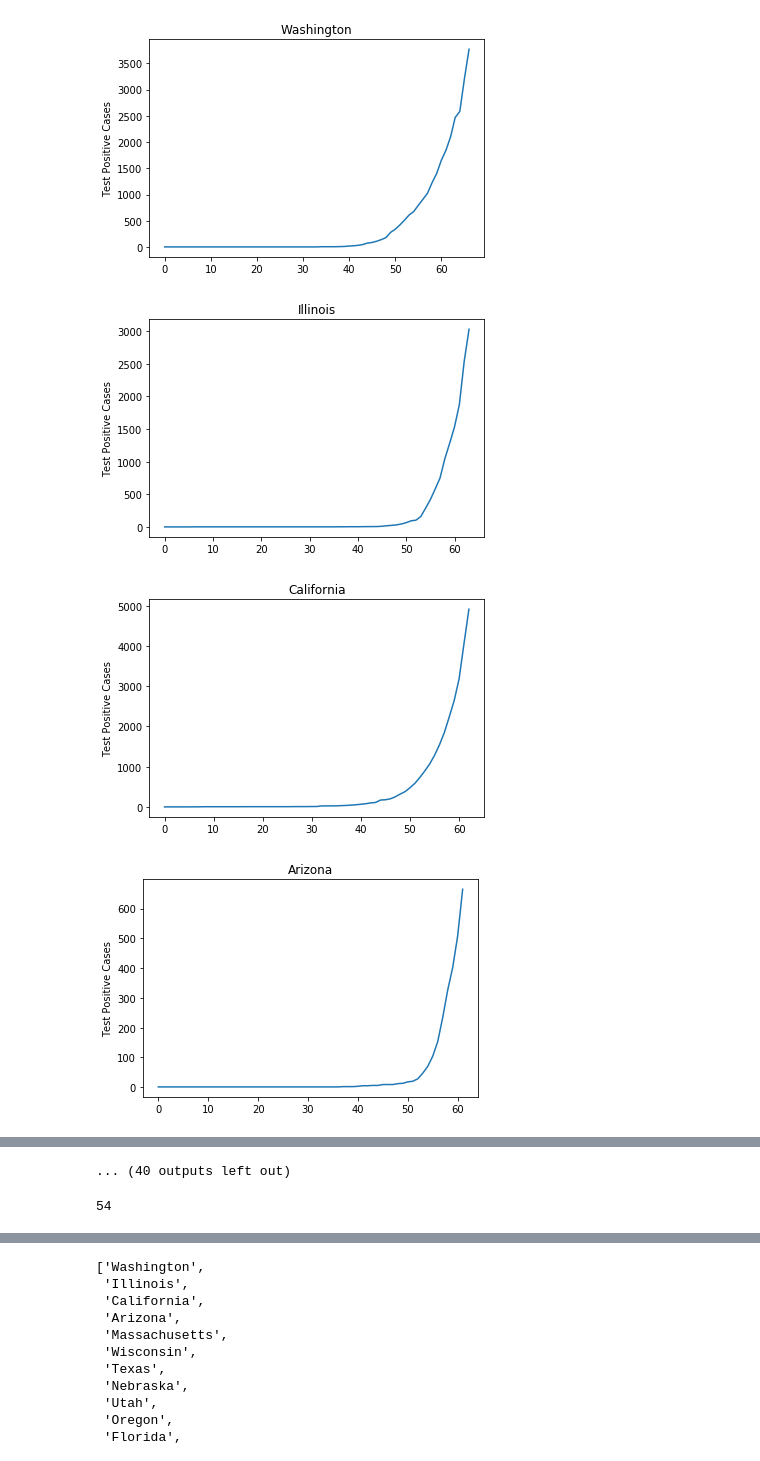
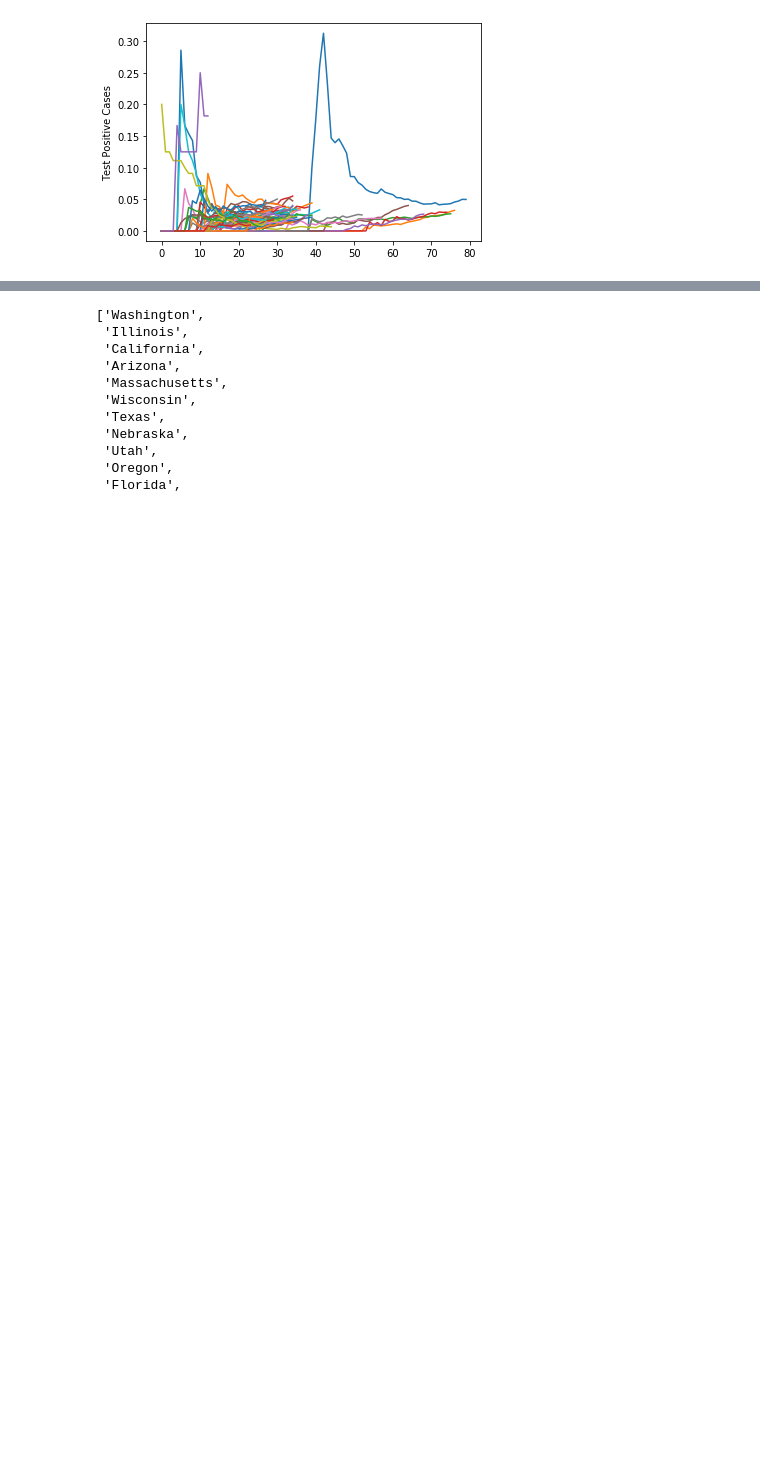
Before and after one commit to fightingdragon234/COVID19, a Jupyter notebook: covid_19_tracking.ipynb, the cells around one changed output, grey strips where cells are left out. Saved outputs shown, nothing was run; the diff lists cells and outputs as text; code cells hidden in the pictures; blank space fills up the shorter version.

```diff
--- a/covid_19_tracking.ipynb
+++ b/covid_19_tracking.ipynb
@@ -27,24 +27,26 @@ dat
 # %%
 states=[]
-for i in range(1281):
+for i in range(dat.shape[0]):
     if dat.iloc[i,1] not in states:
         states.append(dat.iloc[i,1])
-creeper=0
+
+    creeper=0
 d=len(states)
 for u in range(d):
     dat_state = []
+    dat_deaths=[]
+    dat_rate = []
     for i in range(dat.shape[0]):
         if dat.iloc[i,1] == states[u]:
             dat_state.append(dat.iloc[i, 3])
-    if creeper<dat_state[len(dat_state)-1]:
-        creeper=dat_state[len(dat_state)-1]
-        awman=states[u]
-    plt.plot(dat_state)
+            dat_deaths.append(dat.iloc[i,4])
+            dat_rate.append(dat.iloc[i,4]/dat.iloc[i,3])
+
+
+    plt.plot(dat_rate)
     plt.ylabel('Test Positive Cases')
-    plt.title(states[u])
-    plt.show()
+    #plt.title(states[u])
+
+plt.show()
 # %% [output]
-[figure, old version]
+[figure, new version]
-[figure, removed]
-[figure, removed]
-[figure, removed]
@@ -59 +52,0 @@ for u in range(d):
-... (40 outputs left out)
@@ -60,6 +56,4 @@ for u in range(d):
 # %%
 d
-# %% [output]
-54
 # %%
 awman
```
Also changed, not shown: parts of 10 cells of this notebook.
